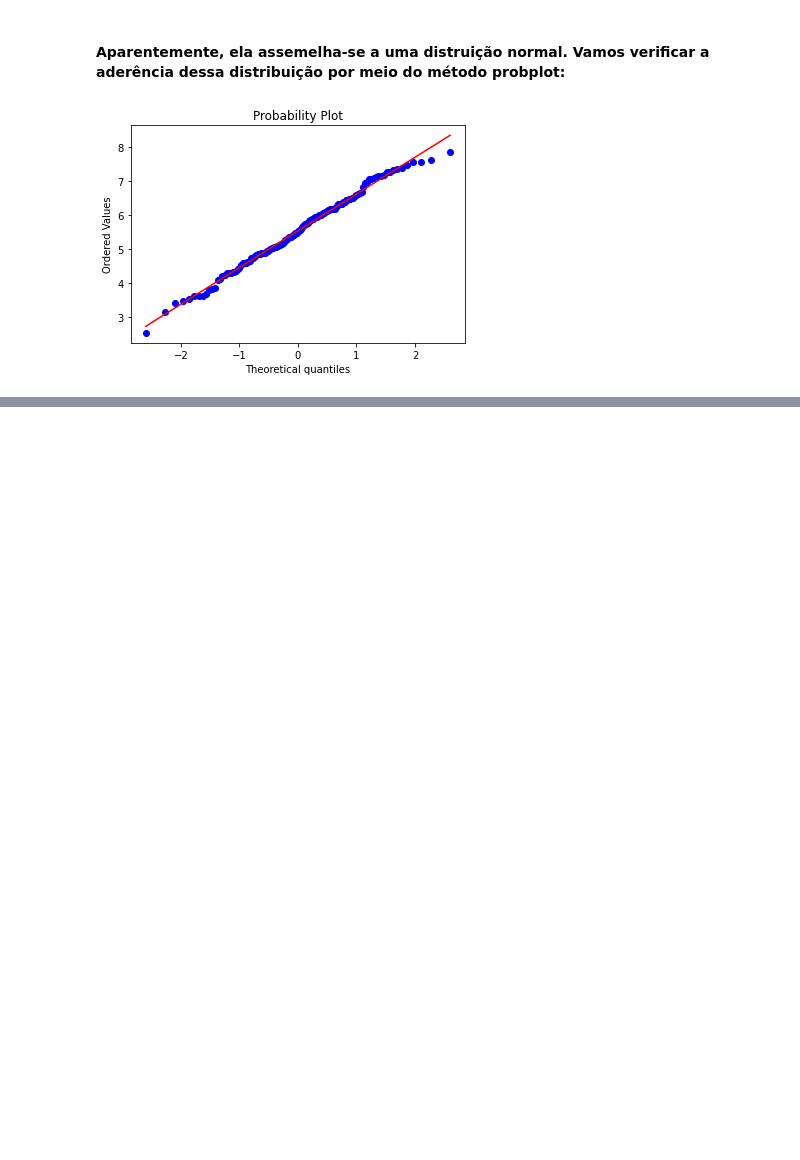
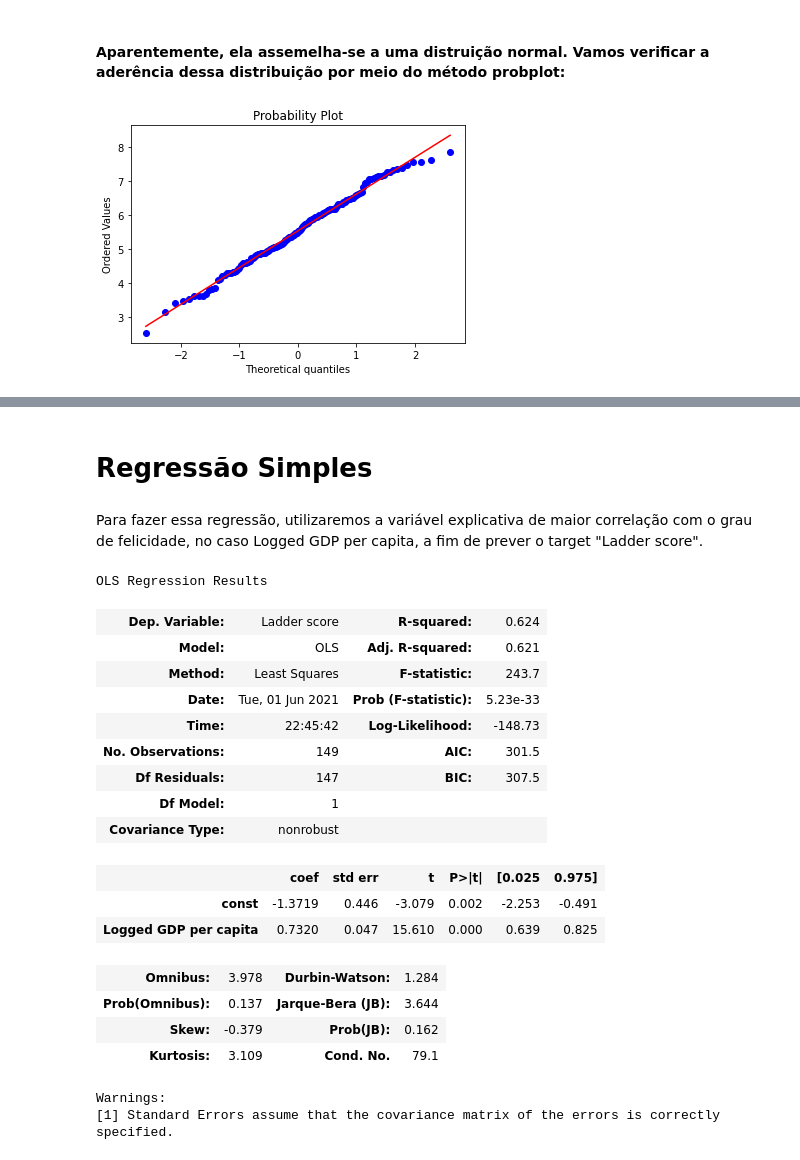
Before and after one commit to niveaabreu/Projeto-2-Ciencia-dos-Dados, a Jupyter notebook: Projeto 2 - Ciência dos Dados.ipynb, the cells around one changed output, grey strips where cells are left out. Cells and saved outputs as stored; diff of their text form; code cells hidden in the pictures; blank space fills up the shorter version.

```diff
--- a/Projeto 2 - Ciência dos Dados.ipynb
+++ b/Projeto 2 - Ciência dos Dados.ipynb
@@ -186,0 +192,4 @@ scipy.stats.probplot(felicidade_2021['Ladder score'], dist='norm', plot=plt);
+# %% [markdown]
+# **Regressão Simples**
+# %% [markdown]
+Para fazer essa regressão, utilizaremos a variável explicativa de maior correlação com o grau de felicidade, no caso Logged GDP per capita, a fim de prever o target "Ladder score".
@@ -186,0 +216,23 @@ scipy.stats.probplot(felicidade_2021['Ladder score'], dist='norm', plot=plt);
+# %%
+results = regress(y_dados,x_dados)
+results.summary()
+# %% [output]
+OLS Regression Results
+| Dep. Variable: | Ladder score | R-squared: | 0.624 |
+| Model: | OLS | Adj. R-squared: | 0.621 |
+| Method: | Least Squares | F-statistic: | 243.7 |
+| Date: | Tue, 01 Jun 2021 | Prob (F-statistic): | 5.23e-33 |
+| Time: | 22:45:42 | Log-Likelihood: | -148.73 |
+| No. Observations: | 149 | AIC: | 301.5 |
+| Df Residuals: | 147 | BIC: | 307.5 |
+| Df Model: | 1 |  |  |
+| Covariance Type: | nonrobust |  |  |
+|  | coef | std err | t | P>|t| | [0.025 | 0.975] |
+| const | -1.3719 | 0.446 | -3.079 | 0.002 | -2.253 | -0.491 |
+| Logged GDP per capita | 0.7320 | 0.047 | 15.610 | 0.000 | 0.639 | 0.825 |
+| Omnibus: | 3.978 | Durbin-Watson: | 1.284 |
+| Prob(Omnibus): | 0.137 | Jarque-Bera (JB): | 3.644 |
+| Skew: | -0.379 | Prob(JB): | 0.162 |
+| Kurtosis: | 3.109 | Cond. No. | 79.1 |
+Warnings:
+[1] Standard Errors assume that the covariance matrix of the errors is correctly specified.
```
Also changed, not shown: parts of 29 cells of this notebook.
